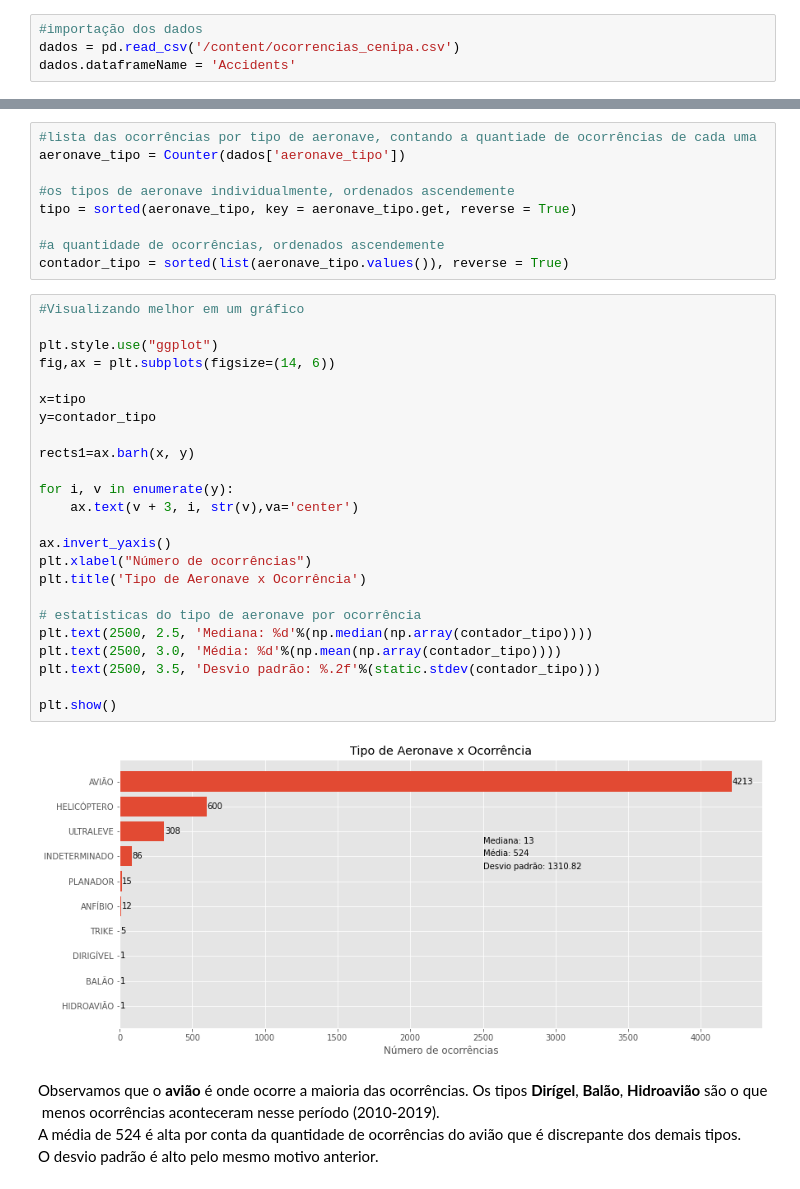
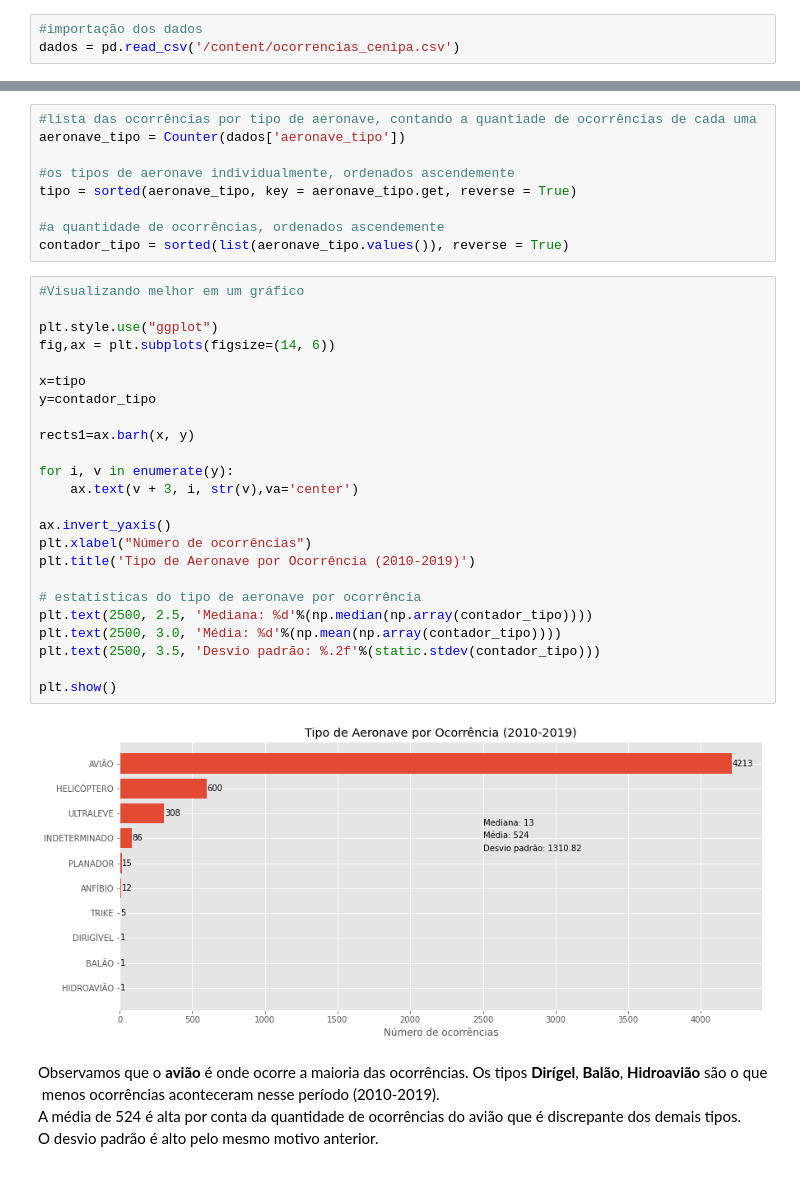
Before and after one commit to rochawennis/Projeto_Integrador_2021, a Jupyter notebook: Acidentes_Aereos_Ocorridos_no_Brasil_de_2010_a_2019.ipynb, the cells around one changed output, grey strips where cells are left out. Saved outputs shown, nothing was run; the diff lists cells and outputs as text.

```diff
--- a/Acidentes_Aereos_Ocorridos_no_Brasil_de_2010_a_2019.ipynb
+++ b/Acidentes_Aereos_Ocorridos_no_Brasil_de_2010_a_2019.ipynb
@@ -57,7 +57,6 @@ def numero_em_cima(rects, ax):
 # %%
 #importação dos dados
 dados = pd.read_csv('/content/ocorrencias_cenipa.csv')
-dados.dataframeName = 'Accidents'
 # %% [markdown]
 # Dados por região
 # %%
@@ -128,29 +133,29 @@ contador_tipo = sorted(list(aeronave_tipo.values()), reverse = True)
 # %%
 #Visualizando melhor em um gráfico
 
 plt.style.use("ggplot")
 fig,ax = plt.subplots(figsize=(14, 6))
 
 x=tipo
 y=contador_tipo
 
 rects1=ax.barh(x, y)
 
 for i, v in enumerate(y):
     ax.text(v + 3, i, str(v),va='center')
 
 ax.invert_yaxis()
 plt.xlabel("Número de ocorrências")
-plt.title('Tipo de Aeronave x Ocorrência')
+plt.title('Tipo de Aeronave por Ocorrência (2010-2019)')
 
 # estatísticas do tipo de aeronave por ocorrência
 plt.text(2500, 2.5, 'Mediana: %d'%(np.median(np.array(contador_tipo))))
 plt.text(2500, 3.0, 'Média: %d'%(np.mean(np.array(contador_tipo))))
 plt.text(2500, 3.5, 'Desvio padrão: %.2f'%(static.stdev(contador_tipo)))
 
 plt.show()
 # %% [output]
-[figure, old version]
+[figure, new version]
 # %% [markdown]
 Observamos que o **avião** é onde ocorre a maioria das ocorrências. Os tipos **Dirígel**, **Balão**, **Hidroavião** são o que menos ocorrências aconteceram nesse período (2010-2019). A média de 524 é alta por conta da quantidade de ocorrências do avião que é discrepante dos demais tipos. O desvio padrão é alto pelo mesmo motivo anterior.
 # %% [markdown]
```
Also changed, not shown: parts of 30 cells of this notebook.
